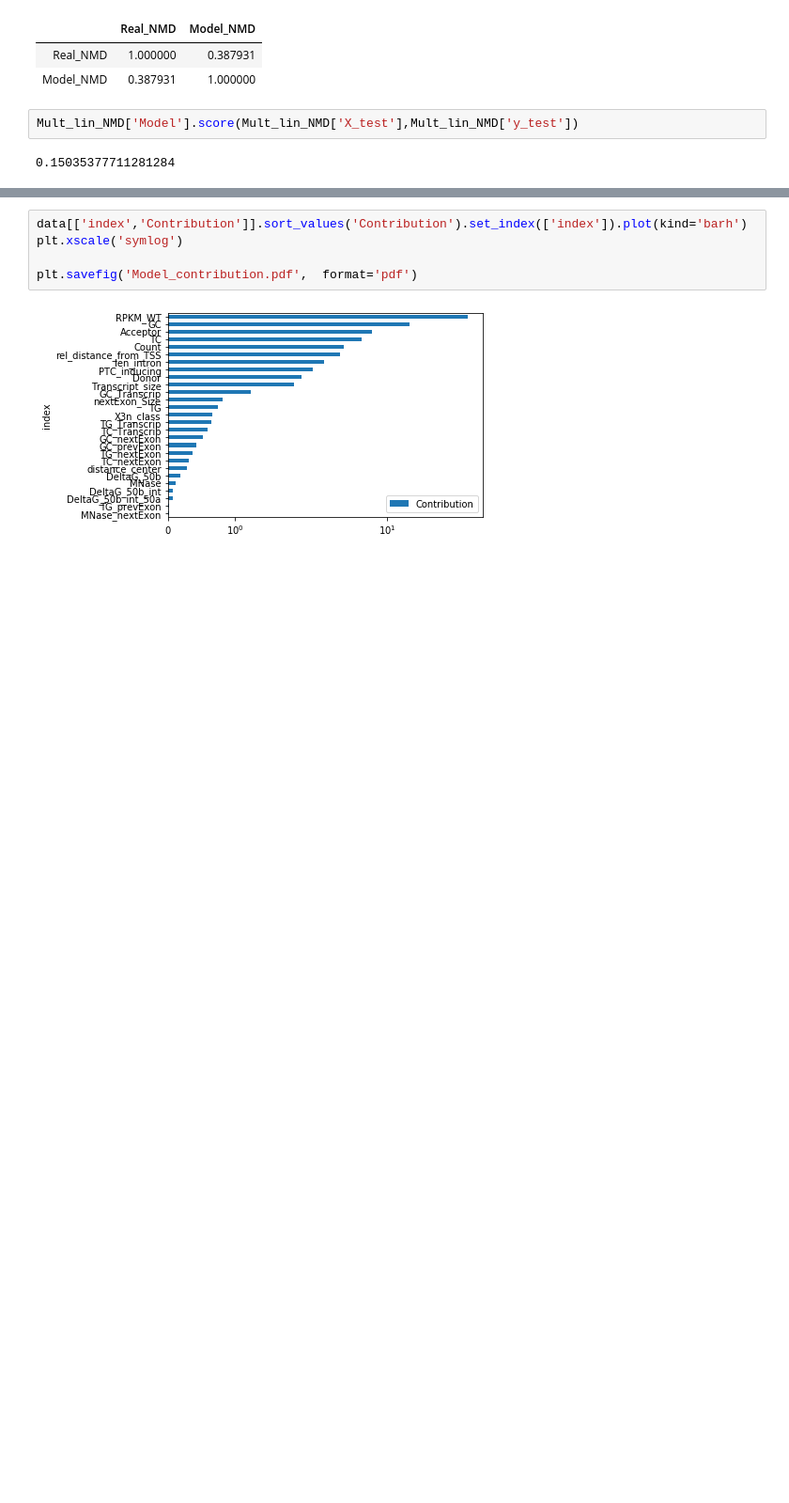
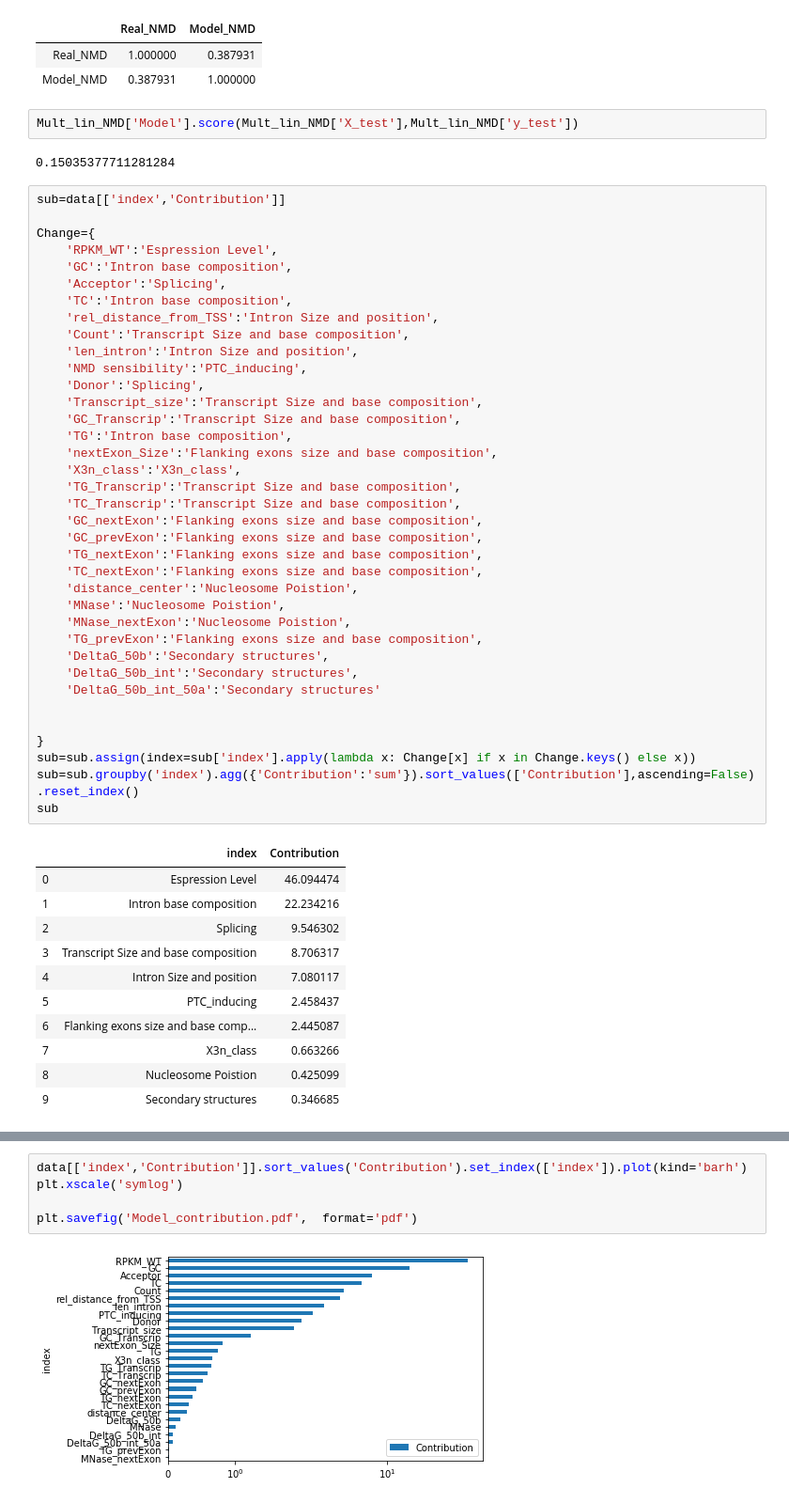
Before and after one commit to CL-CHEN-Lab/Nucleosome, a Jupyter notebook: Gnan et al 2021/4 - Model.ipynb, the cells around one changed output, grey strips where cells are left out. Shown at 94% size. Saved outputs shown, nothing was run; the diff lists cells and outputs as text; blank space fills up the shorter version.

```diff
--- a/Gnan et al 2021/4 - Model.ipynb
+++ b/Gnan et al 2021/4 - Model.ipynb
@@ -263,4 +263,53 @@ pd.DataFrame({
 Mult_lin_NMD['Model'].score(Mult_lin_NMD['X_test'],Mult_lin_NMD['y_test'])
 # %% [output]
 0.15035377711281284
+# %%
+sub=data[['index','Contribution']]
+
+Change={
+    'RPKM_WT':'Espression Level',
+    'GC':'Intron base composition',
+    'Acceptor':'Splicing',
+    'TC':'Intron base composition',
+    'rel_distance_from_TSS':'Intron Size and position',
+    'Count':'Transcript Size and base composition',
+    'len_intron':'Intron Size and position',
+    'NMD sensibility':'PTC_inducing',
+    'Donor':'Splicing',
+    'Transcript_size':'Transcript Size and base composition',
+    'GC_Transcrip':'Transcript Size and base composition',
+    'TG':'Intron base composition',
+    'nextExon_Size':'Flanking exons size and base composition',
+    'X3n_class':'X3n_class',
+    'TG_Transcrip':'Transcript Size and base composition',
+    'TC_Transcrip':'Transcript Size and base composition',
+    'GC_nextExon':'Flanking exons size and base composition',
+    'GC_prevExon':'Flanking exons size and base composition',
+    'TG_nextExon':'Flanking exons size and base composition',
+    'TC_nextExon':'Flanking exons size and base composition',
+    'distance_center':'Nucleosome Poistion',
+    'MNase':'Nucleosome Poistion',
+    'MNase_nextExon':'Nucleosome Poistion',
+    'TG_prevExon':'Flanking exons size and base composition',
+    'DeltaG_50b':'Secondary structures',
+    'DeltaG_50b_int':'Secondary structures',
+    'DeltaG_50b_int_50a':'Secondary structures'
+
+
+}
+sub=sub.assign(index=sub['index'].apply(lambda x: Change[x] if x in Change.keys() else x))
+sub=sub.groupby('index').agg({'Contribution':'sum'}).sort_values(['Contribution'],ascending=False).reset_index()
+sub
+# %% [output]
+|  | index | Contribution |
+| 0 | Espression Level | 46.094474 |
+| 1 | Intron base composition | 22.234216 |
+| 2 | Splicing | 9.546302 |
+| 3 | Transcript Size and base composition | 8.706317 |
+| 4 | Intron Size and position | 7.080117 |
+| 5 | PTC_inducing | 2.458437 |
+| 6 | Flanking exons size and base comp... | 2.445087 |
+| 7 | X3n_class | 0.663266 |
+| 8 | Nucleosome Poistion | 0.425099 |
+| 9 | Secondary structures | 0.346685 |
 # %%
```
Also changed, not shown: parts of 1 cell of this notebook.
